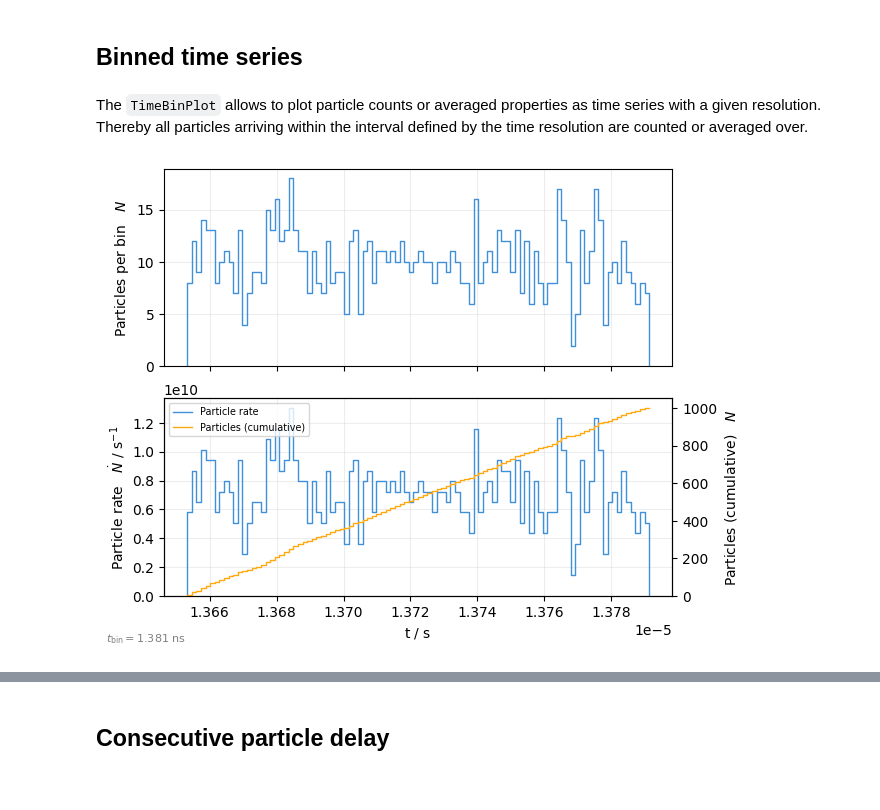
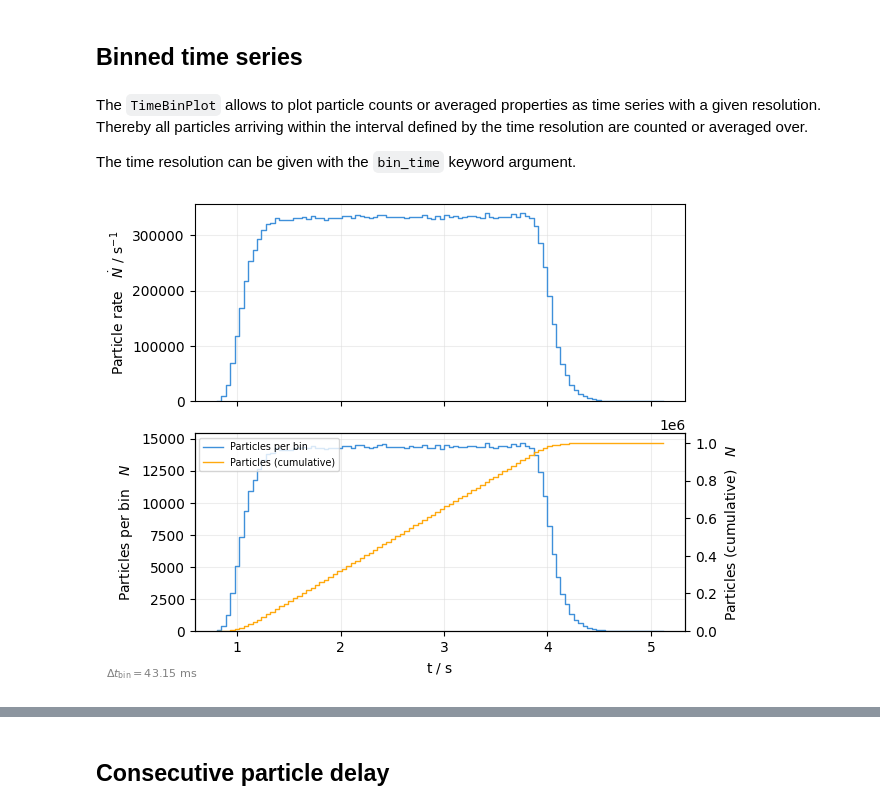
Before and after one commit to xsuite/xplt, a Jupyter notebook: examples/timestructure.ipynb, the cells around one changed output, grey strips where cells are left out. Cells and saved outputs as stored; diff of their text form; code cells hidden in the pictures.

```diff
--- a/examples/timestructure.ipynb
+++ b/examples/timestructure.ipynb
@@ -83,4 +83,8 @@ tw = tracker.twiss(method="4d")
 
 ## Track
 tracker.track(particles, num_turns=100, turn_by_turn_monitor=True)
+# %%
+## Generate dummy spill data
+n = int(1e6)
+spill = {"t": np.random.uniform(1, 4, n) + np.random.gumbel(0, 0.1, n)}
 # %% [markdown]
@@ -96,7 +100,10 @@ plot = xplt.TimePlot(particles, "x+y", twiss=tw)
 # %% [markdown]
 The `TimeBinPlot` allows to plot particle counts or averaged properties as time series with a given resolution.
 Thereby all particles arriving within the interval defined by the time resolution are counted or averaged over.
+
+The time resolution can be given with the `bin_time` keyword argument.
 # %%
-plot = xplt.TimeBinPlot(particles, "count,rate-cumulative", twiss=tw)
+# Spill intensity: plot number of lost particles as function of time
+plot = xplt.TimeBinPlot(spill, "rate,count-cumulative", twiss=tw)
 # %% [output]
-[figure, old version]
+[figure, new version]
```
Also changed, not shown: parts of 12 cells of this notebook, 4 other files.
